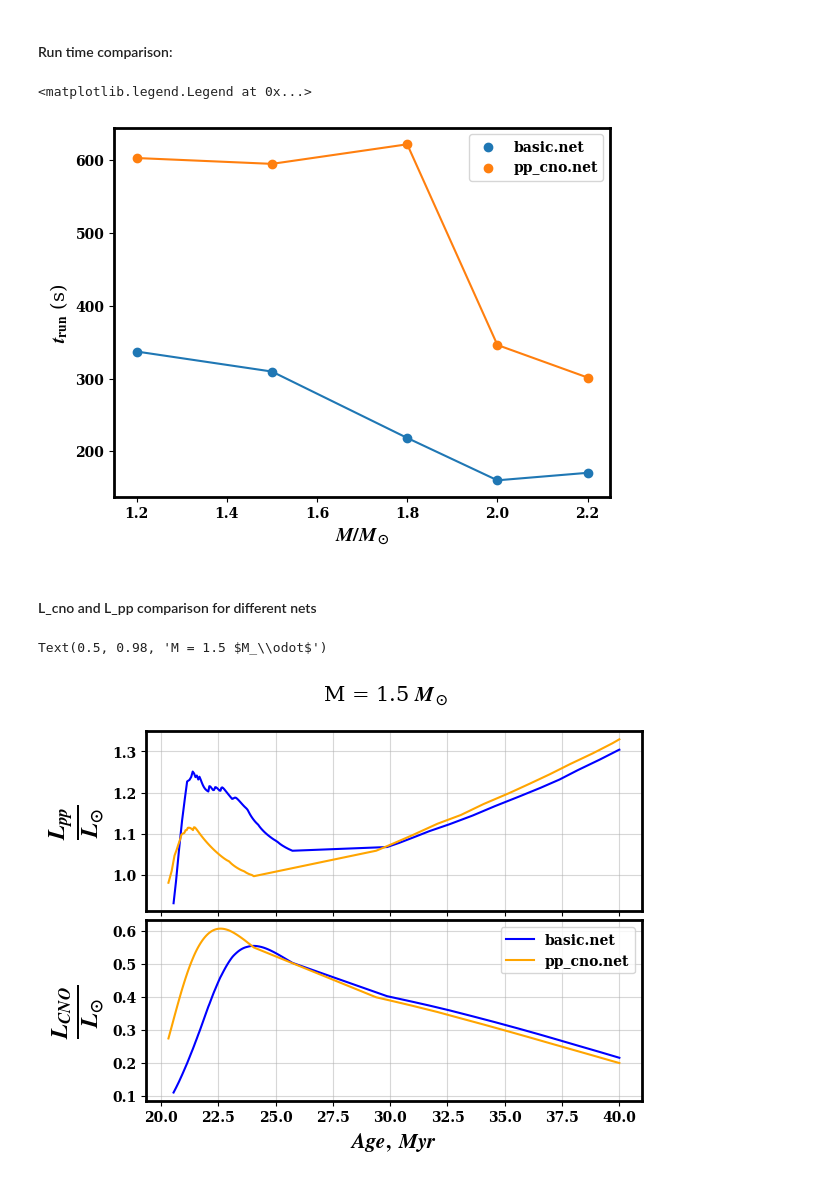
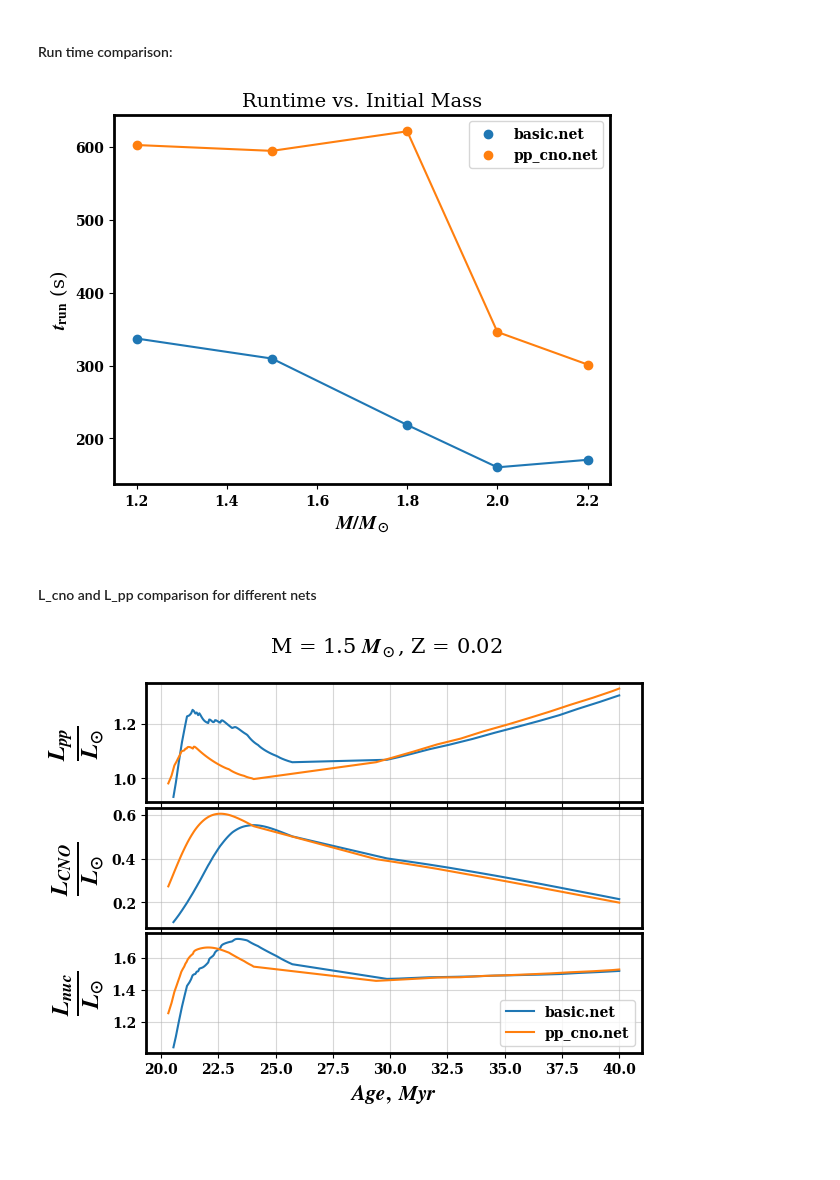
Before and after one commit to gautam-404/MESA-tests, a Jupyter notebook: net_plots.ipynb, the cells around one changed output. Cells and saved outputs as stored; diff of their text form; code cells hidden in the pictures; blank space fills up the shorter version.

```diff
--- a/net_plots.ipynb
+++ b/net_plots.ipynb
@@ -143,53 +145,56 @@ age, cno, pp, eps, dnu = get_evo_data(logs)
 # %%
 M = [1.2, 1.5, 1.8, 2, 2.2]
 evo_times_basic = []
 evo_times_pp_cno = []
 for i in range(len(logs)):
     if i%2==0:
         evo_times_pp_cno.append(get_evo_time(logs[i]))
     else:
         evo_times_basic.append(get_evo_time(logs[i]))
 
 plt.scatter(M, evo_times_basic, label="basic.net")
 plt.plot(M, evo_times_basic)
 plt.scatter(M, evo_times_pp_cno, label="pp_cno.net")
 plt.plot(M, evo_times_pp_cno)
 plt.xlabel(r"$M/M_\odot$", fontsize=14)
 plt.ylabel(r"$t_{\rm{run}}$ (s)", fontsize=14)
+plt.title("Runtime vs. Initial Mass", fontsize=14)
 plt.legend()
-# plt.savefig('evo_time.png', dpi=300)
+plt.savefig('evo_time.png', dpi=300)
 # %% [output]
-<matplotlib.legend.Legend at 0x...>
-[figure, old version]
+[figure, new version]
 # %% [markdown]
 #### L_cno and L_pp comparison for different nets
 # %%
 M = [1.2, 1.5, 1.8, 2, 2.2]
 nets = ['basic.net', 'pp_cno.net']
-colors = ["blue", "orange"]
 M_chosen = 1.5
 i_offset = (M.index(M_chosen)-1)*2
 
-fig, axes = plt.subplots(nrows=2, ncols=1)
+fig, axes = plt.subplots(nrows=3, ncols=1)
 ax1 = axes[0]
 ax2 = axes[1]
+ax3 = axes[2]
+
 for i in range(len(nets)):
     i += i_offset
-    ax1.plot(age[i], 10**np.array(pp[i]), color=colors[i], label=nets[i])
-    ax2.plot(age[i], 10**np.array(cno[i]), color=colors[i], label=nets[i])
+    ax1.plot(age[i], 10**np.array(pp[i]), label=nets[i])
+    ax2.plot(age[i], 10**np.array(cno[i]), label=nets[i])
+    ax3.plot(age[i], 10**np.array(L_nuc[i]), label=nets[i])
 ax1.set_ylabel(r'$\frac{L_{pp}}{L_{\odot}}$', fontsize=25)
 ax2.set_ylabel(r'$\frac{L_{CNO}}{L_{\odot}}$', fontsize=25)
+ax3.set_ylabel(r'$\frac{L_{nuc}}{L_{\odot}}$', fontsize=25)
 plt.xlabel(r'$Age,\ Myr$', fontsize=15)
 ax1.set_xticklabels([])
 plt.subplots_adjust(wspace=0, hspace=0.05)
 ax1.grid(alpha=0.5)
 ax2.grid(alpha=0.5)
+ax3.grid(alpha=0.5)
 plt.legend()
-fig.suptitle(f"M = {M_chosen} $M_\odot$, Z = {}", fontsize=15)
+fig.suptitle(f"M = {M_chosen} $M_\odot$, Z = {0.02}", fontsize=15)
 # ax1.set_xlim(6, 20)
 # ax1.set_ylim(2, 9)
 # ax2.set_xlim(6, 20)
-# plt.savefig('pp_cno.png', dpi=300)
+plt.savefig('pp_cno.png', dpi=300)
 # %% [output]
-Text(0.5, 0.98, 'M = 1.5 $M_\\odot$')
-[figure, old version]
+[figure, new version]
```
Also changed, not shown: parts of 1 cell of this notebook, 2 other files.
